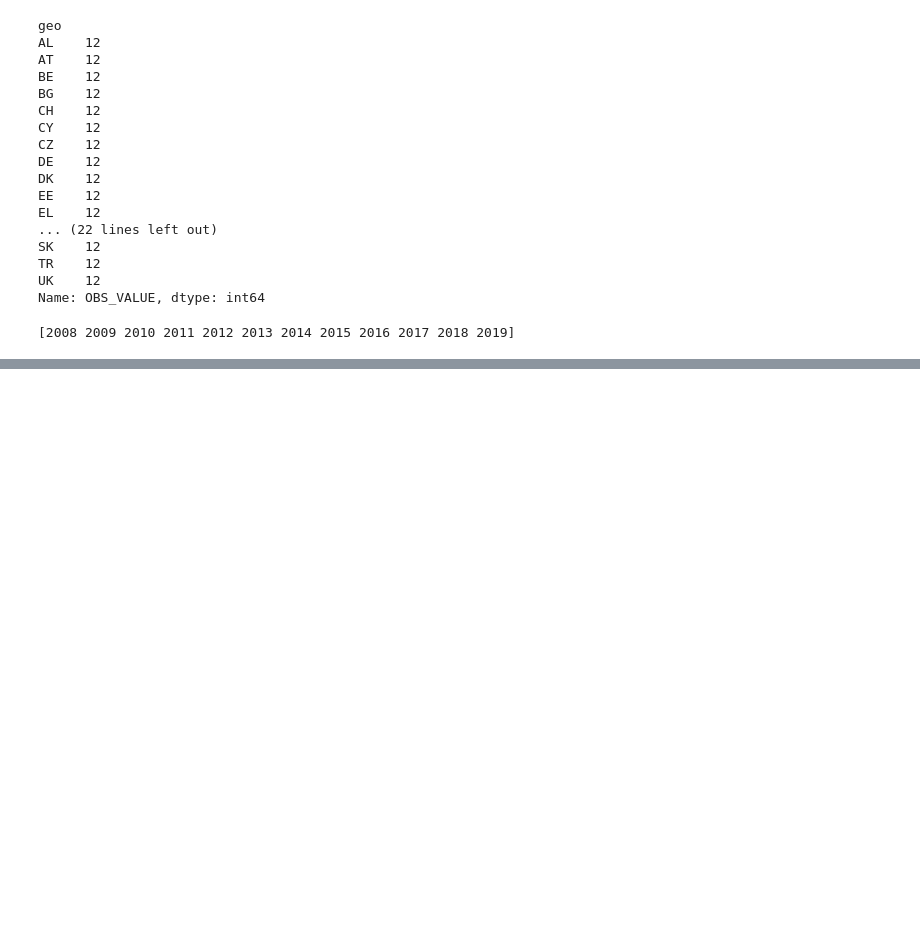
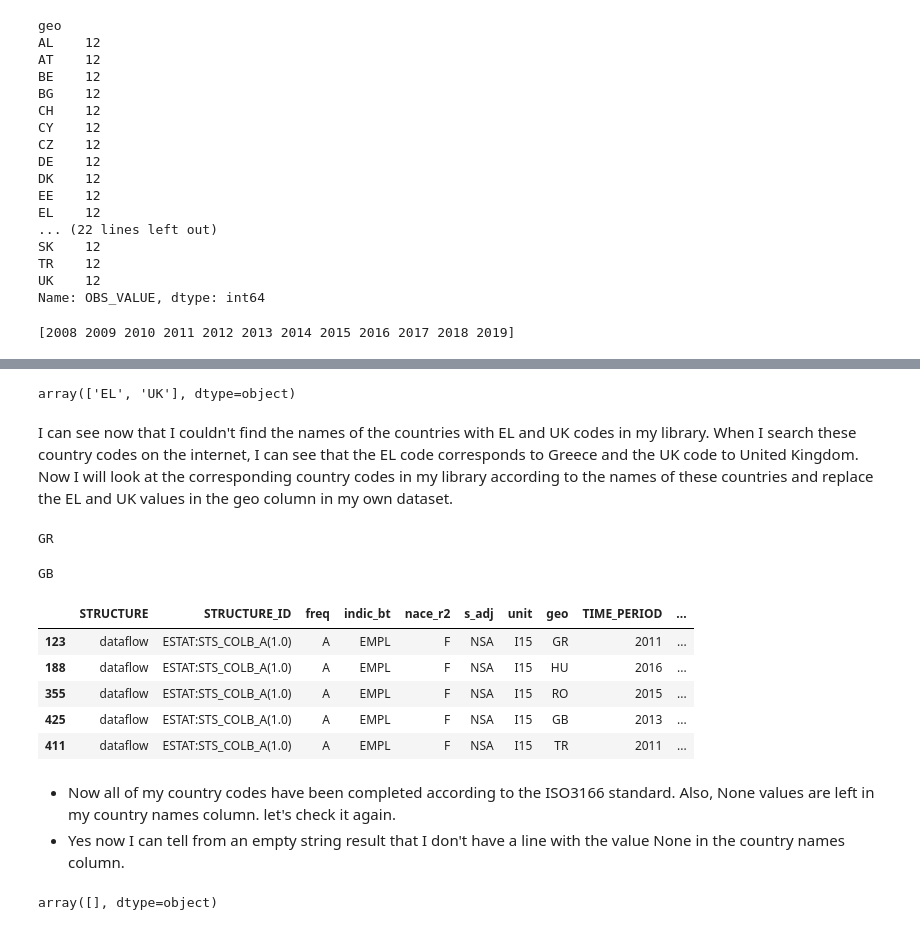
Before and after one commit to kalememre/CA2, a Jupyter notebook: labour.ipynb, the cells around one changed output, grey strips where cells are left out. Drawn from its saved outputs; the diff is of its cells as text; code cells hidden in the pictures; blank space fills up the shorter version.

```diff
--- a/labour.ipynb
+++ b/labour.ipynb
@@ -508,0 +570,37 @@ print(filtered_df["TIME_PERIOD"].unique())
+# %%
+missing_countries = filtered_df[filtered_df['country'].isnull()]['geo'].unique()
+missing_countries
+# %% [output]
+array(['EL', 'UK'], dtype=object)
+# %% [markdown]
+I can see now that I couldn't find the names of the countries with EL and UK codes in my library. When I search these country codes on the internet, I can see that the EL code corresponds to Greece and the UK code to United Kingdom.
+Now I will look at the corresponding country codes in my library according to the names of these countries and replace the EL and UK values in the geo column in my own dataset.
+# %%
+print(pycountry.countries.get(name='Greece').alpha_2)
+# %% [output]
+GR
+# %%
+print(pycountry.countries.get(name='United Kingdom').alpha_2)
+# %% [output]
+GB
+# %%
+filtered_df['geo'] = filtered_df['geo'].replace({'EL': 'GR', 'UK': 'GB'})
+# %%
+filtered_df['country'] = filtered_df['geo'].apply(get_country_name)
+# %%
+filtered_df.sample(5)
+# %% [output]
+|  | STRUCTURE | STRUCTURE_ID | freq | indic_bt | nace_r2 | s_adj | unit | geo | TIME_PERIOD | ... |
+| 123 | dataflow | ESTAT:STS_COLB_A(1.0) | A | EMPL | F | NSA | I15 | GR | 2011 | ... |
+| 188 | dataflow | ESTAT:STS_COLB_A(1.0) | A | EMPL | F | NSA | I15 | HU | 2016 | ... |
+| 355 | dataflow | ESTAT:STS_COLB_A(1.0) | A | EMPL | F | NSA | I15 | RO | 2015 | ... |
+| 425 | dataflow | ESTAT:STS_COLB_A(1.0) | A | EMPL | F | NSA | I15 | GB | 2013 | ... |
+| 411 | dataflow | ESTAT:STS_COLB_A(1.0) | A | EMPL | F | NSA | I15 | TR | 2011 | ... |
+# %% [markdown]
+- Now all of my country codes have been completed according to the ISO3166 standard. Also, None values are left in my country names column. let's check it again.
+- Yes now I can tell from an empty string result that I don't have a line with the value None in the country names column.
+# %%
+missing_countries = filtered_df[filtered_df['country'].isnull()]['geo'].unique()
+missing_countries
+# %% [output]
+array([], dtype=object)
```
Also changed, not shown: parts of 8 cells of this notebook.
